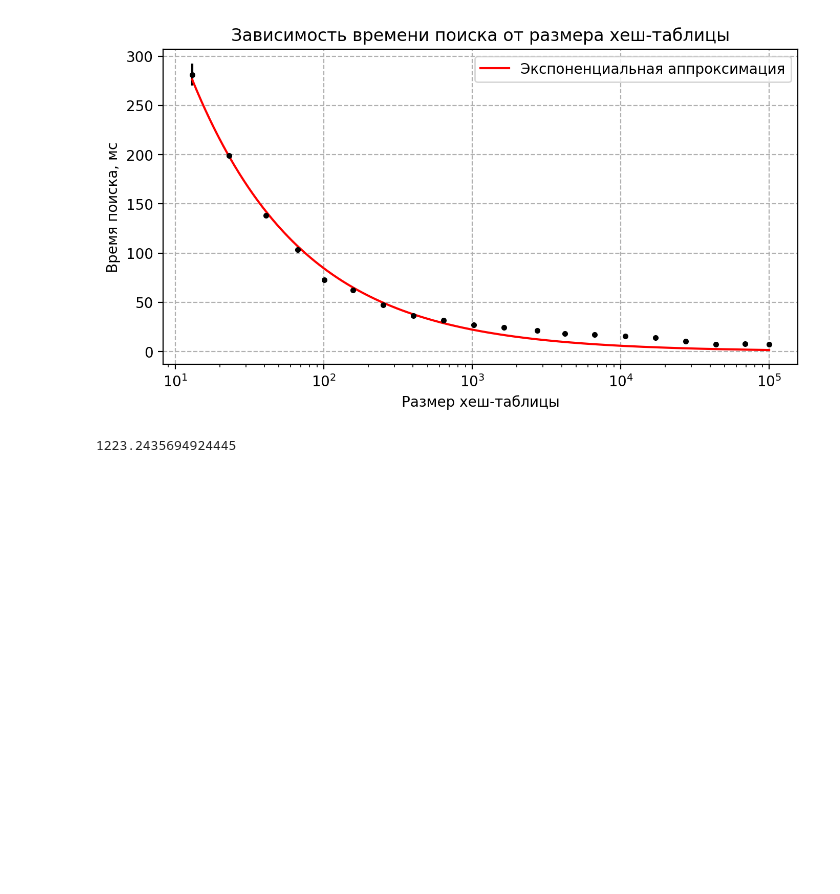
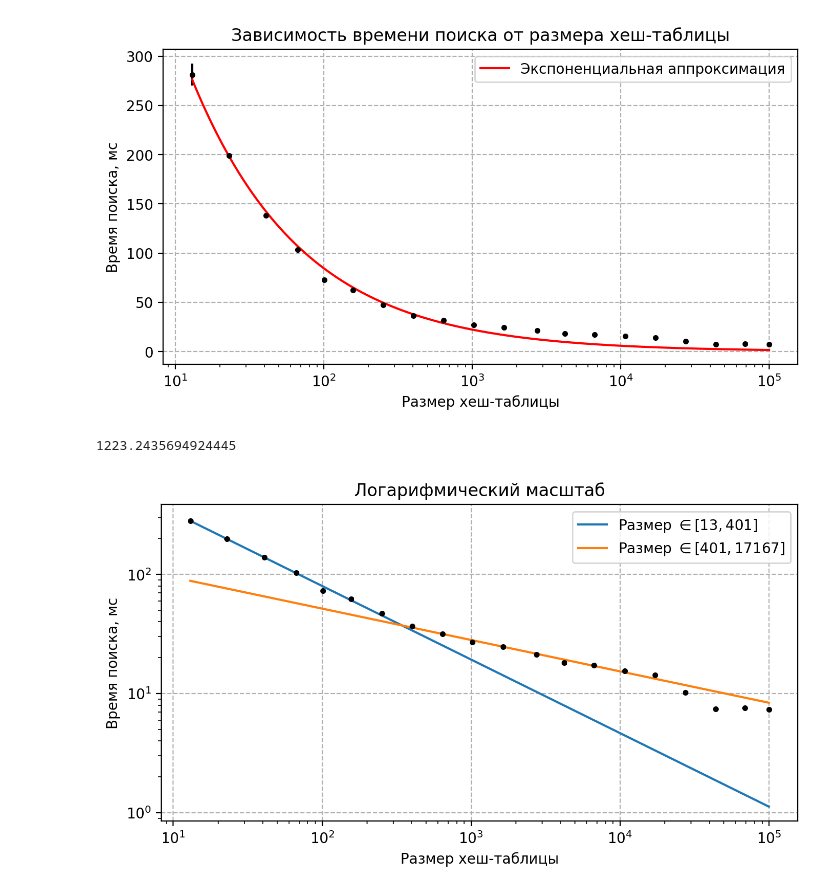
Before and after one commit to victorbaldin56/hashmap, a Jupyter notebook: graphs.ipynb, the cells around one changed output. Drawn from its saved outputs; the diff is of its cells as text; code cells hidden in the pictures; blank space fills up the shorter version.

Commit message:
add log log plot & some abstract thoughts

```diff
--- a/graphs.ipynb
+++ b/graphs.ipynb
@@ -156,3 +156,24 @@ par[1]
 par[0]
 # %% [output]
 1223.2435694924445
+# %%
+plt.figure(figsize=(8, 4), dpi=200)
+plt.xscale('log')
+plt.yscale('log')
+
+plt.errorbar(sz, tm, yerr=stddev, fmt='k.')
+
+par = fit(pow, par, sz[:8], tm[:8])
+plt.plot(x_ax, pow(par, x_ax), label=f'Размер $\in[{sz[0]}, {sz[7]}]$')
+
+par = fit(pow, par, sz[7:16], tm[7:16])
+plt.plot(x_ax, pow(par, x_ax), label=f'Размер $\in[{sz[7]}, {sz[15]}]$')
+
+plt.xlabel('Размер хеш-таблицы')
+plt.ylabel('Время поиска, мс')
+plt.title('Логарифмический масштаб')
+plt.grid(linestyle='--')
+plt.legend()
+plt.savefig('graphs/size_time_loglog.png')
+# %% [output]
+[figure, added]
```
Also changed, not shown: parts of 1 cell of this notebook, 2 other files.
